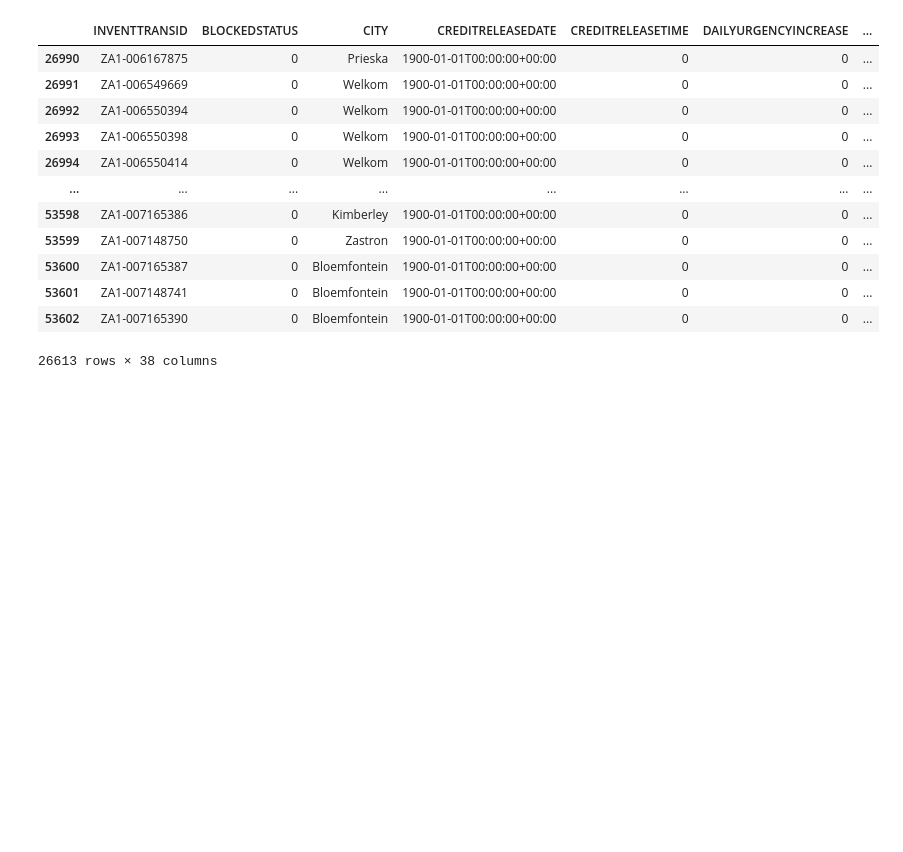
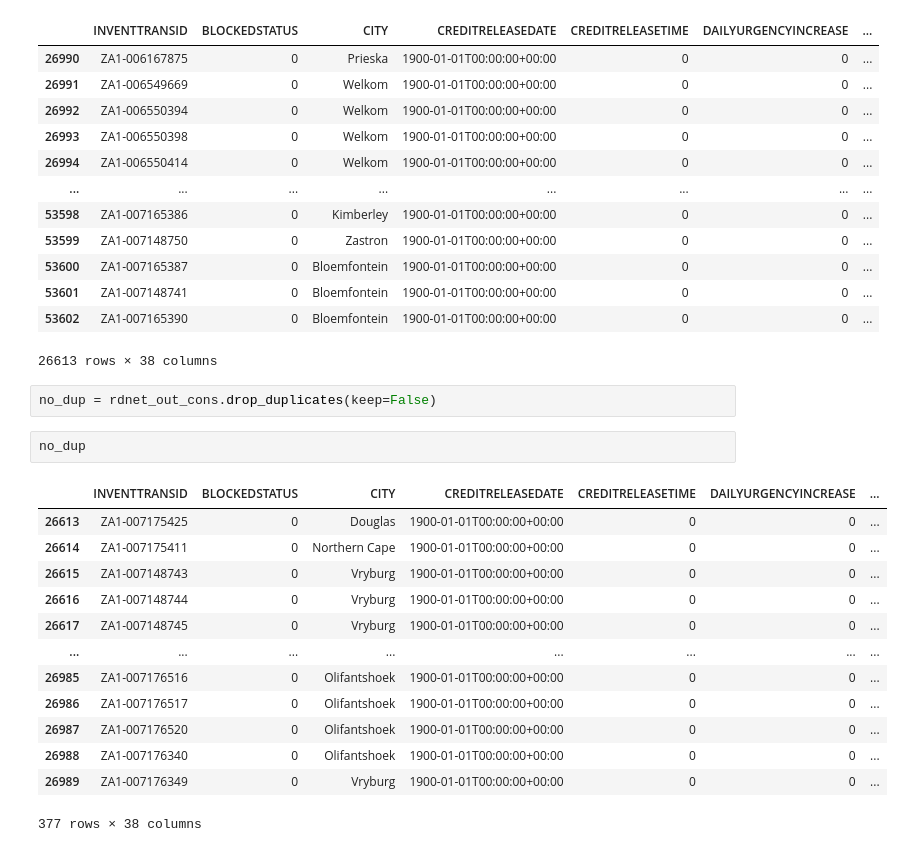
Before and after one commit to Lodewikus/CCBA_IPT, a Jupyter notebook: roadnet.ipynb, the cells around one changed output. Cells and saved outputs as stored; diff of their text form; blank space fills up the shorter version.

Commit message:
Duplicates

```diff
--- a/roadnet.ipynb
+++ b/roadnet.ipynb
@@ -395,3 +393,21 @@ duplicateRows
 | 53601 | ZA1-007148741 | 0 | Bloemfontein | 1900-01-01T00:00:00+00:00 | 0 | 0 | ... |
 | 53602 | ZA1-007165390 | 0 | Bloemfontein | 1900-01-01T00:00:00+00:00 | 0 | 0 | ... |
 26613 rows × 38 columns
+# %%
+no_dup = rdnet_out_cons.drop_duplicates(keep=False)
+# %%
+no_dup
+# %% [output]
+|  | INVENTTRANSID | BLOCKEDSTATUS | CITY | CREDITRELEASEDATE | CREDITRELEASETIME | DAILYURGENCYINCREASE | ... |
+| 26613 | ZA1-007175425 | 0 | Douglas | 1900-01-01T00:00:00+00:00 | 0 | 0 | ... |
+| 26614 | ZA1-007175411 | 0 | Northern Cape | 1900-01-01T00:00:00+00:00 | 0 | 0 | ... |
+| 26615 | ZA1-007148743 | 0 | Vryburg | 1900-01-01T00:00:00+00:00 | 0 | 0 | ... |
+| 26616 | ZA1-007148744 | 0 | Vryburg | 1900-01-01T00:00:00+00:00 | 0 | 0 | ... |
+| 26617 | ZA1-007148745 | 0 | Vryburg | 1900-01-01T00:00:00+00:00 | 0 | 0 | ... |
+| ... | ... | ... | ... | ... | ... | ... | ... |
+| 26985 | ZA1-007176516 | 0 | Olifantshoek | 1900-01-01T00:00:00+00:00 | 0 | 0 | ... |
+| 26986 | ZA1-007176517 | 0 | Olifantshoek | 1900-01-01T00:00:00+00:00 | 0 | 0 | ... |
+| 26987 | ZA1-007176520 | 0 | Olifantshoek | 1900-01-01T00:00:00+00:00 | 0 | 0 | ... |
+| 26988 | ZA1-007176340 | 0 | Olifantshoek | 1900-01-01T00:00:00+00:00 | 0 | 0 | ... |
+| 26989 | ZA1-007176349 | 0 | Vryburg | 1900-01-01T00:00:00+00:00 | 0 | 0 | ... |
+377 rows × 38 columns
```
Also changed, not shown: parts of 2 cells of this notebook, 1 other file.
